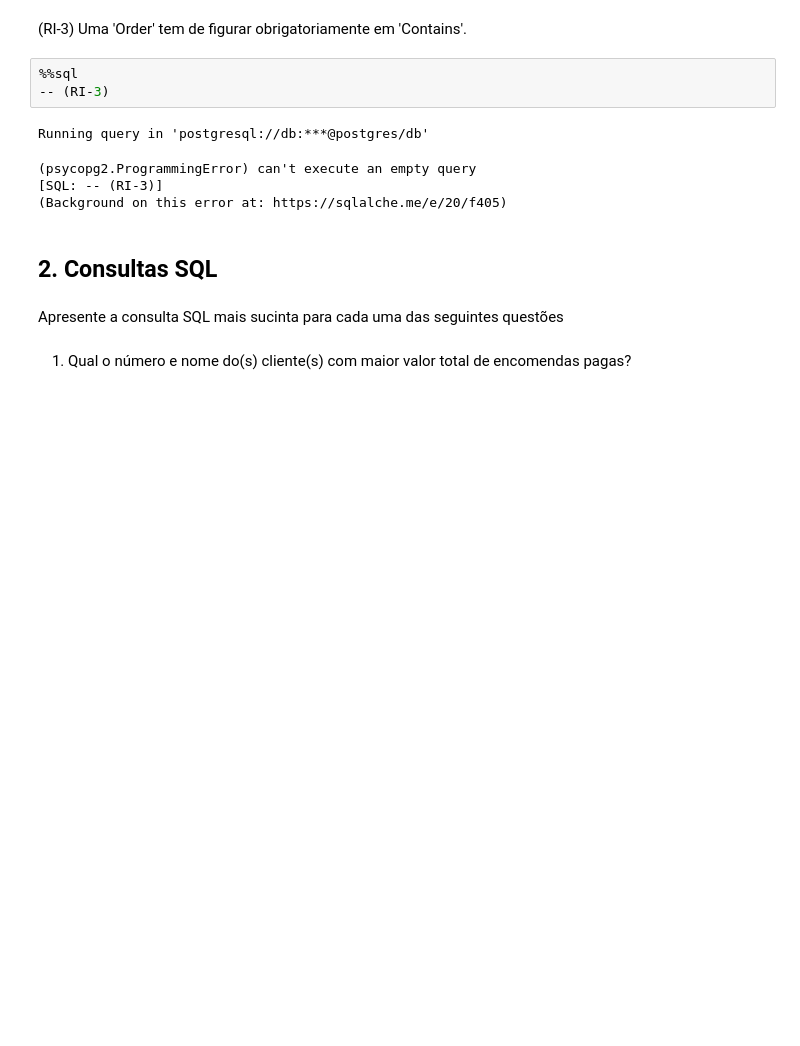
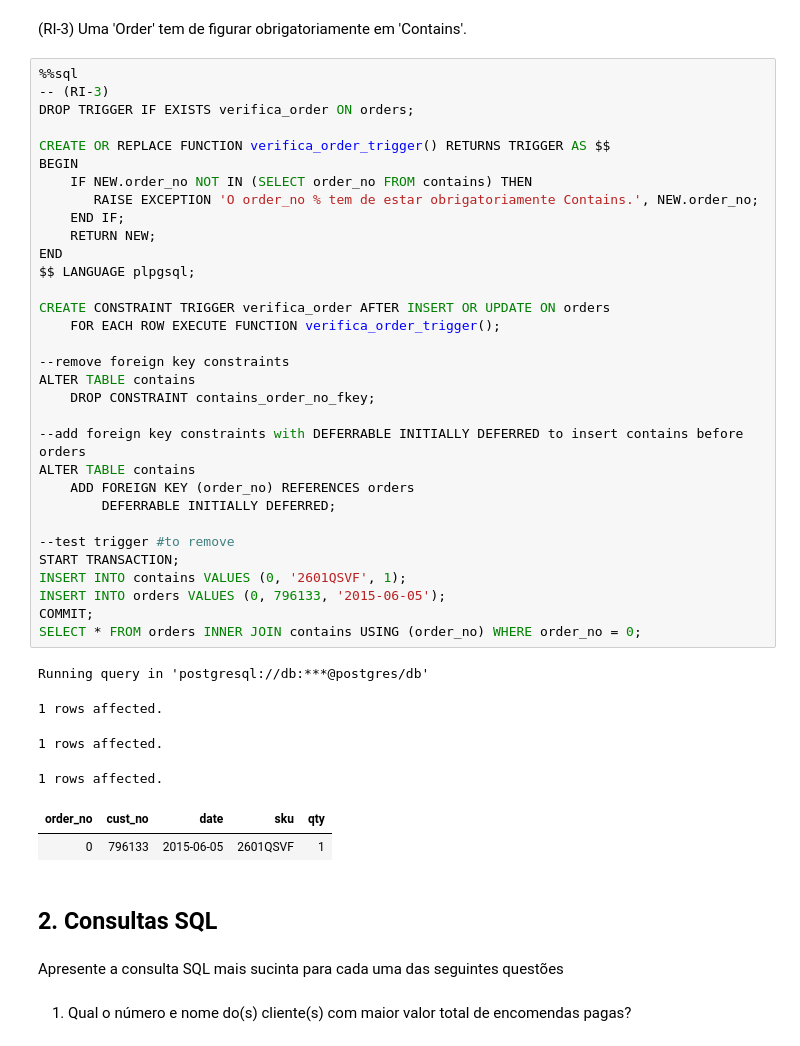
Before and after one commit to joaopr03/db_project, a Jupyter notebook: Entrega3/E3-report-19.ipynb, the cells around one changed output. Cells and saved outputs as stored; diff of their text form; blank space fills up the shorter version.

```diff
--- a/Entrega3/E3-report-19.ipynb
+++ b/Entrega3/E3-report-19.ipynb
@@ -344,11 +356,42 @@ Running query in 'postgresql://db:***@postgres/db'
 # %%
 %%sql
 -- (RI-3)
+DROP TRIGGER IF EXISTS verifica_order ON orders;
+
+CREATE OR REPLACE FUNCTION verifica_order_trigger() RETURNS TRIGGER AS $$
+BEGIN
+    IF NEW.order_no NOT IN (SELECT order_no FROM contains) THEN
+       RAISE EXCEPTION 'O order_no % tem de estar obrigatoriamente Contains.', NEW.order_no;
+    END IF;
+    RETURN NEW;
+END
+$$ LANGUAGE plpgsql;
+
+CREATE CONSTRAINT TRIGGER verifica_order AFTER INSERT OR UPDATE ON orders
+    FOR EACH ROW EXECUTE FUNCTION verifica_order_trigger();
+
+--remove foreign key constraints
+ALTER TABLE contains
+    DROP CONSTRAINT contains_order_no_fkey;
+
+--add foreign key constraints with DEFERRABLE INITIALLY DEFERRED to insert contains before orders
+ALTER TABLE contains
+    ADD FOREIGN KEY (order_no) REFERENCES orders
+        DEFERRABLE INITIALLY DEFERRED;
+
+--test trigger #to remove
+START TRANSACTION;
+INSERT INTO contains VALUES (0, '2601QSVF', 1);
+INSERT INTO orders VALUES (0, 796133, '2015-06-05');
+COMMIT;
+SELECT * FROM orders INNER JOIN contains USING (order_no) WHERE order_no = 0;
 # %% [output]
 Running query in 'postgresql://db:***@postgres/db'
-(psycopg2.ProgrammingError) can't execute an empty query
-[SQL: -- (RI-3)]
-(Background on this error at: https://sqlalche.me/e/20/f405)
+1 rows affected.
+1 rows affected.
+1 rows affected.
+| order_no | cust_no | date | sku | qty |
+| 0 | 796133 | 2015-06-05 | 2601QSVF | 1 |
 # %% [markdown]
 ## 2. Consultas SQL
 # %% [markdown]
```
Also changed, not shown: parts of 3 cells of this notebook.
